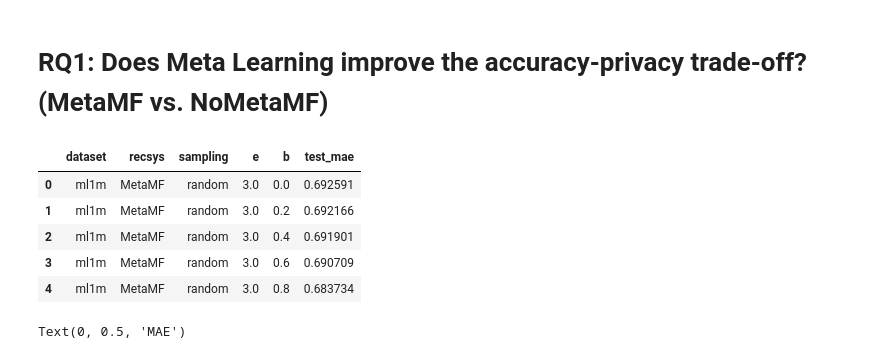
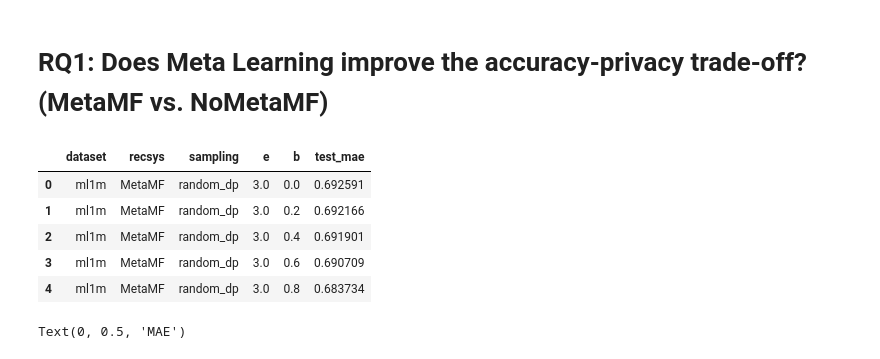
Before and after one commit to pmuellner/MetaTargetedDP, a Jupyter notebook: results/analysis.ipynb, the cells around one changed output. Saved outputs shown, nothing was run; the diff lists cells and outputs as text; code cells hidden in the pictures.

```diff
--- a/results/analysis.ipynb
+++ b/results/analysis.ipynb
@@ -4,12 +4,37 @@ import numpy as np
 import pandas as pd
 import matplotlib.pyplot as plt
 # %%
-def dp_results_to_df(results_list, dataset, sampling_method, rec_method):
+def results_to_df(results_list, dataset, sampling_method, rec_method):
     res = []
     for config in results_list:
-        e = config["e"]
+        if sampling_method.endswith("_dp"):
+            e = config["e"]
+        else:
+            e = np.inf
         b = config["b"]
         test_mae = config["test_mae"]
         res.append((dataset, rec_method, sampling_method, e, b, test_mae))
 
     return pd.DataFrame.from_records(res, columns=["dataset", "recsys", "sampling", "e", "b", "test_mae"])
+# %%
+with open(PATH + "MetaMF.random_del", "rb") as f:
+    meta_results = pkl.load(f)
+    meta_results_df = results_to_df(meta_results, dataset="ml1m", sampling_method="random_del", rec_method="MetaMF")
+with open(PATH + "NoMetaMF.random_del", "rb") as f:
+    nometa_results = pkl.load(f)
+    nometa_results_df = results_to_df(nometa_results, dataset="ml1m", sampling_method="random_del", rec_method="NoMetaMF")
+
+results_df = pd.concat([meta_results_df, nometa_results_df]).reset_index(drop=True)
+
+
+meta = results_df[(results_df["recsys"] == "MetaMF")]
+plt.plot(meta["b"],  meta["test_mae"], label="MetaMF")
+
+nometa = results_df[(results_df["recsys"] == "NoMetaMF")]
+plt.plot(nometa["b"],  nometa["test_mae"], label="NoMetaMF")
+
+plt.gca().invert_xaxis()
+
+plt.legend()
+plt.xlabel(r"Data Budget $\beta$")
+plt.ylabel("MAE")
@@ -18,22 +46,21 @@ def dp_results_to_df(results_list, dataset, sampling_method, rec_method):
 # %%
 DATASET = "ml1m"
 PATH = DATASET + "/"
 with open(PATH + "MetaMF.random_dp", "rb") as f:
     meta_results = pkl.load(f)
-    meta_results_df = dp_results_to_df(meta_results, dataset="ml1m", sampling_method="random", rec_method="MetaMF")
+    meta_results_df = results_to_df(meta_results, dataset="ml1m", sampling_method="random_dp", rec_method="MetaMF")
 with open(PATH + "NoMetaMF.random_dp", "rb") as f:
     nometa_results = pkl.load(f)
-    nometa_results_df = dp_results_to_df(nometa_results, dataset="ml1m", sampling_method="random", rec_method="NoMetaMF")
-
+    nometa_results_df = results_to_df(nometa_results, dataset="ml1m", sampling_method="random_dp", rec_method="NoMetaMF")
 results_df = pd.concat([meta_results_df, nometa_results_df]).reset_index(drop=True)
 results_df.head()
 # %% [output]
 |  | dataset | recsys | sampling | e | b | test_mae |
-| 0 | ml1m | MetaMF | random | 3.0 | 0.0 | 0.692591 |
-| 1 | ml1m | MetaMF | random | 3.0 | 0.2 | 0.692166 |
-| 2 | ml1m | MetaMF | random | 3.0 | 0.4 | 0.691901 |
-| 3 | ml1m | MetaMF | random | 3.0 | 0.6 | 0.690709 |
-| 4 | ml1m | MetaMF | random | 3.0 | 0.8 | 0.683734 |
+| 0 | ml1m | MetaMF | random_dp | 3.0 | 0.0 | 0.692591 |
+| 1 | ml1m | MetaMF | random_dp | 3.0 | 0.2 | 0.692166 |
+| 2 | ml1m | MetaMF | random_dp | 3.0 | 0.4 | 0.691901 |
+| 3 | ml1m | MetaMF | random_dp | 3.0 | 0.6 | 0.690709 |
+| 4 | ml1m | MetaMF | random_dp | 3.0 | 0.8 | 0.683734 |
 # %%
 meta = results_df[(results_df["recsys"] == "MetaMF") & (results_df["b"] == 0)]
 plt.plot(meta["e"], meta["test_mae"], label="MetaMF")
```
Also changed, not shown: parts of 3 cells of this notebook, 5 other files.
